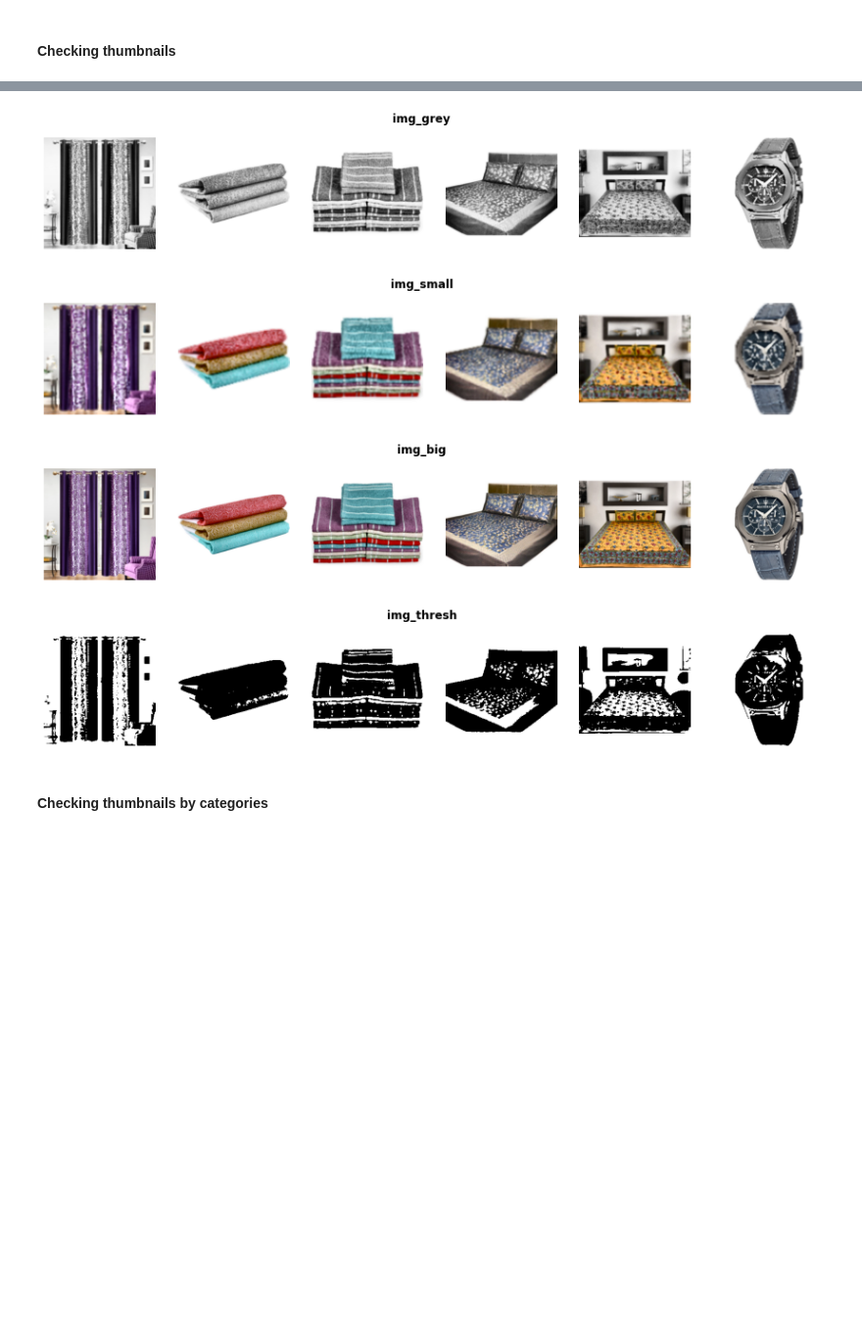
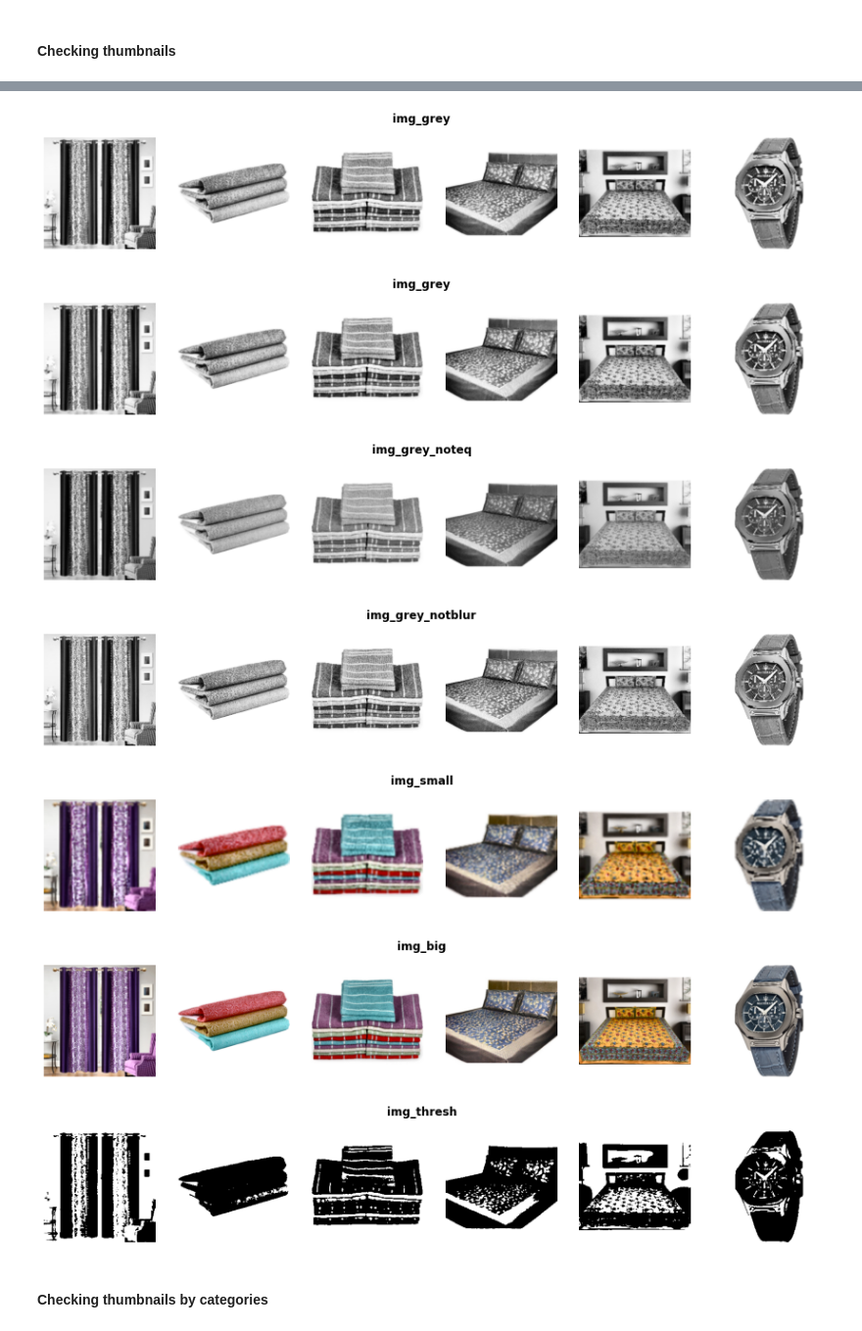
Before and after one commit to SmellyArmure/OC_DS_Project6, a Jupyter notebook: NOTEBOOK/P6_Cleaning_PICT.ipynb, the cells around one changed output, grey strips where cells are left out. Shown at 98% size. Saved outputs shown, nothing was run; the diff lists cells and outputs as text; code cells hidden in the pictures; blank space fills up the shorter version.

```diff
--- a/NOTEBOOK/P6_Cleaning_PICT.ipynb
+++ b/NOTEBOOK/P6_Cleaning_PICT.ipynb
@@ -2,10 +2,10 @@
 # "Classifiez automatiquement des biens de consommation"
 _NLP Cleaning Notebook_
 # %%
-import pandas as pd
-df = pd.DataFrame()
-for i in range (10):
-    df['r'+str(i)] = ['u']*20
+# import pandas as pd
+# df = pd.DataFrame()
+# for i in range (10):
+#     df['r'+str(i)] = ['u']*20
 # %% [markdown]
 ## 0 Preliminaries
 # %% [markdown]
@@ -639,6 +624,22 @@ p_grey = [('resize', {'sq_size': 224,
           ('equalize', {'clahe_on': True,
                         'gridsize': 3,
                         'clipLimit': 2.0})]
+# %%
+# preproc 4bis ("img_grey_noteq") GREY not eq 224 - grey - blur3
+p_grey_noteq = [('resize', {'sq_size': 224,
+                      'fill_col': (255,255,255),
+                      'interpolation': Image.ANTIALIAS}),
+          ('rgb_to_grey', {}),
+          ('gauss_bl', {'radius': 3})]
+# %%
+# preproc 4ter ("img_grey_notblur") GREY 224 - grey -claheeq
+p_grey_notblur = [('resize', {'sq_size': 224,
+                      'fill_col': (255,255,255),
+                      'interpolation': Image.ANTIALIAS}),
+          ('rgb_to_grey', {}),
+          ('equalize', {'clahe_on': True,
+                        'gridsize': 3,
+                        'clipLimit': 2.0})]
 # %%
 # preproc 5 ("img_small") SMALL 112 - color - blur3 - claheeq
 p_small = [('resize', {'sq_size': 112,
@@ -682,6 +676,8 @@ li_preproc_params = [
                      ('img_not_eq', p_not_eq),
                      ('img_not_blur', p_not_blur),
                      ('img_grey', p_grey),
+                     ('img_grey_noteq', p_grey_noteq),
+                     ('img_grey_notblur', p_grey_notblur),
                      ('img_small', p_small),
                      ('img_big', p_big),
                      ('img_thresh', p_thresh)
@@ -723,20 +723,24 @@ for n_prep_params, prep_params in li_preproc_params:
 #### Checking thumbnails
 # %%
 li_n_preproc = ['img_color', 'img_not_eq', 'img_not_blur', 'img_grey',
+                'img_grey', 'img_grey_noteq',  'img_grey_notblur',
                 'img_small', 'img_big', 'img_thresh']
 for n_preproc in li_n_preproc:
     print_thumbnails_from_df(df_pict[n_preproc],
                              df_pict.index[0:6],
                              n_rows=1, figsize=(15,2.5),
                              title=n_preproc)
 # %% [output]
 [figure]
 [figure]
 [figure]
 [figure]
-[figure, old version]
+[figure, new version]
-[figure, old version]
+[figure, new version]
-[figure, old version]
+[figure, new version]
+[figure, added]
+[figure, added]
+[figure, added]
 # %% [markdown]
 #### Checking thumbnails by categories
 # %%
```
Also changed, not shown: parts of 111 cells of this notebook, 6 other files.
